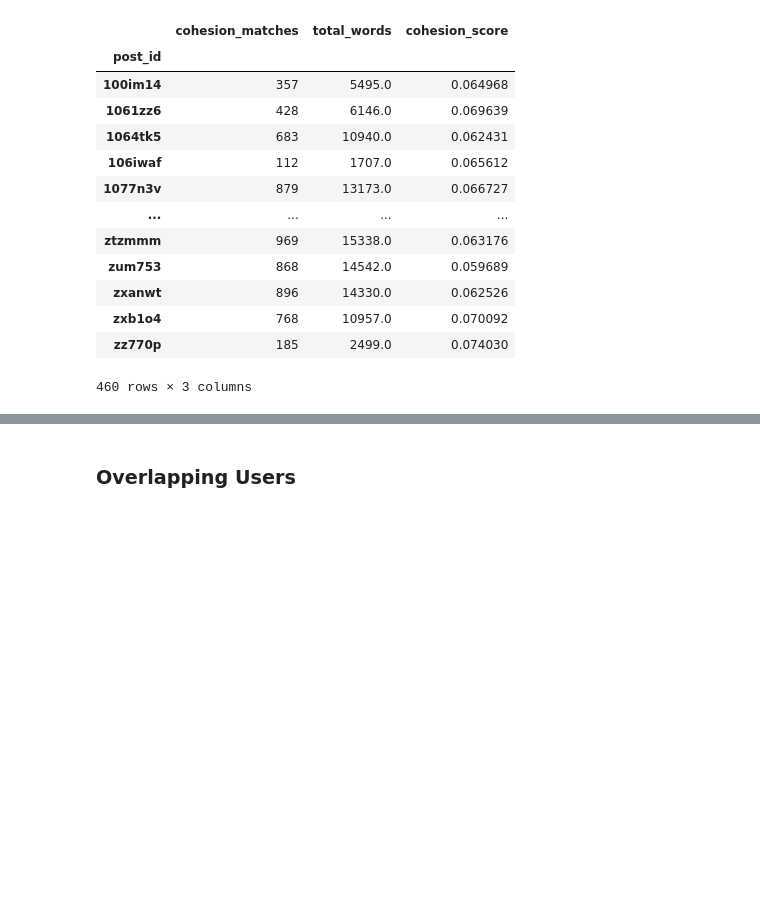
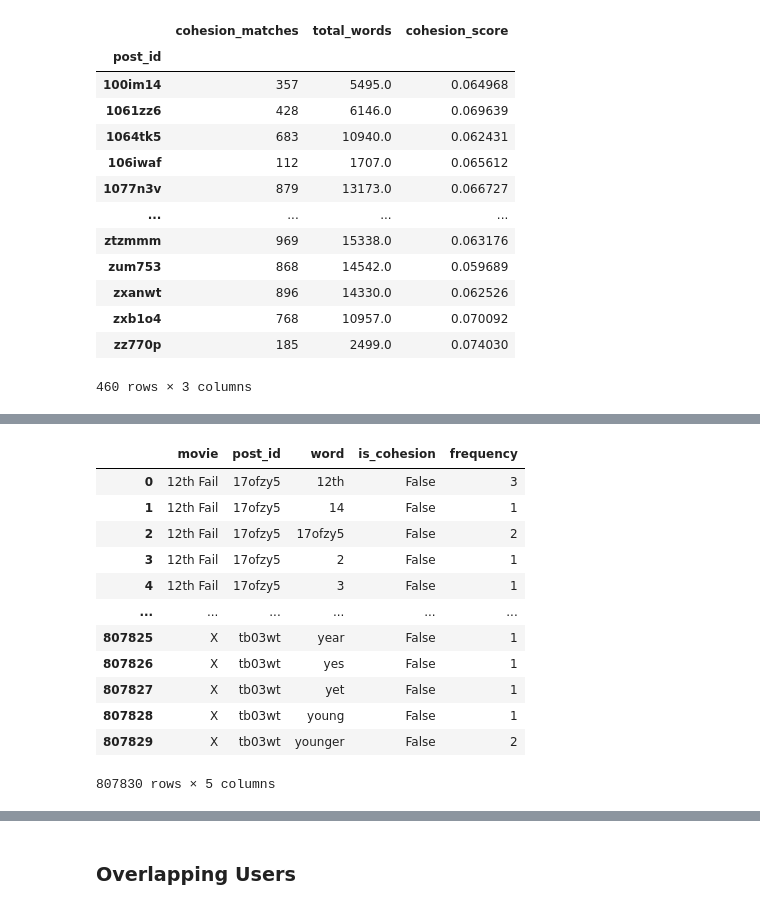
Before and after one commit to pavelihno/reddit-film-communities, a Jupyter notebook: metric_estimation.ipynb, the cells around one changed output, grey strips where cells are left out. Saved outputs shown, nothing was run; the diff lists cells and outputs as text; code cells hidden in the pictures; blank space fills up the shorter version.

```diff
--- a/metric_estimation.ipynb
+++ b/metric_estimation.ipynb
@@ -40,0 +81,17 @@ cohesion_metric
+# %%
+cloud_word = pd.read_csv("./results/cloud_word.csv")
+cloud_word
+# %% [output]
+|  | movie | post_id | word | is_cohesion | frequency |
+| 0 | 12th Fail | 17ofzy5 | 12th | False | 3 |
+| 1 | 12th Fail | 17ofzy5 | 14 | False | 1 |
+| 2 | 12th Fail | 17ofzy5 | 17ofzy5 | False | 2 |
+| 3 | 12th Fail | 17ofzy5 | 2 | False | 1 |
+| 4 | 12th Fail | 17ofzy5 | 3 | False | 1 |
+| ... | ... | ... | ... | ... | ... |
+| 807825 | X | tb03wt | year | False | 1 |
+| 807826 | X | tb03wt | yes | False | 1 |
+| 807827 | X | tb03wt | yet | False | 1 |
+| 807828 | X | tb03wt | young | False | 1 |
+| 807829 | X | tb03wt | younger | False | 2 |
+807830 rows × 5 columns
```
Also changed, not shown: parts of 4 cells of this notebook, 1 other file.
